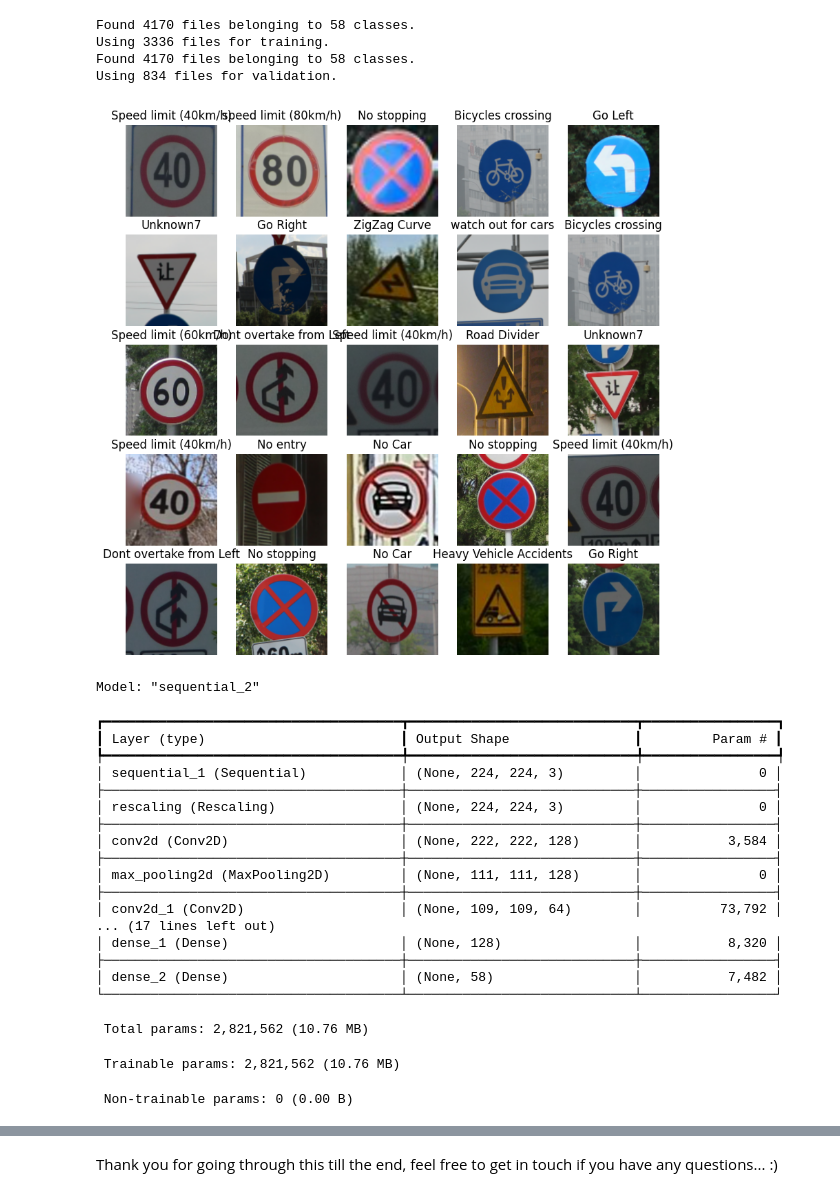
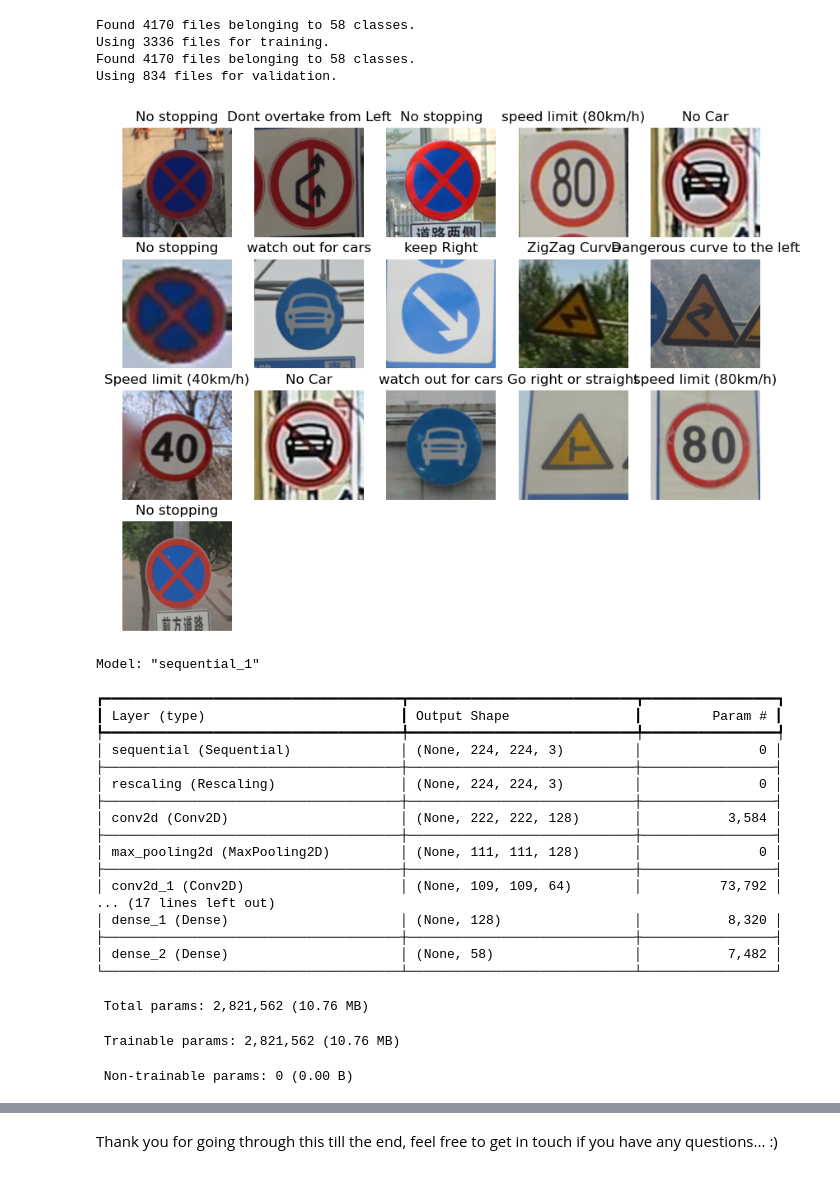
Before and after one commit to rizz045/Traffic-Signs-Recognition-using-CNN-and-Keras-, a Jupyter notebook: Traffic_Sign_Recognition_Using_CNN.ipynb, the cells around one changed output, grey strips where cells are left out. Cells and saved outputs as stored; diff of their text form; code cells hidden in the pictures.

```diff
--- a/Traffic_Sign_Recognition_Using_CNN.ipynb
+++ b/Traffic_Sign_Recognition_Using_CNN.ipynb
@@ -33,7 +32,7 @@ with ZipFile(data_path, 'r') as zip:
 # %%
 # Path to the folder containing dataset
-dataset = '/content/traffic_Data/DATA'
+dataset = "D:/Rishabh Projects/Traffic Sign Recognition using CNN/traffic_Data/DATA"
 # Path of the label file
-labelfile = pd.read_csv('/content/labels.csv')
+labelfile = pd.read_csv("D:/Rishabh Projects/Traffic Sign Recognition using CNN/labels.csv")
 # %%
 # Visualize few images
@@ -72,13 +71,13 @@ train_ds = tf.keras.preprocessing.image_dataset_from_directory(dataset, validati
                                                                subset = 'training',
                                                                image_size = (224, 224),
                                                                seed = 123,
-                                                               batch_size=32)
+                                                               batch_size=16)
 
 test_ds = tf.keras.preprocessing.image_dataset_from_directory(dataset, validation_split=0.2,
                                                                subset = 'validation',
                                                                image_size = (224, 224),
                                                                seed = 123,
-                                                               batch_size=32)
+                                                               batch_size=16)
 # %% [output]
 Found 4170 files belonging to 58 classes.
 Using 3336 files for training.
@@ -92,15 +91,15 @@ for i in class_numbers:
 # %%
 # Let's visualize train dataset and print 25 images from the dataset
 plt.figure(figsize=(10,10))
 for images, labels in train_ds.take(1):
-    for i in range(25):
+    for i in range(16):
         ax = plt.subplot(5, 5, i+1)
         plt.imshow(images[i].numpy().astype("uint8"))
         plt.title(class_names[labels[i]])
         plt.axis("off")
 plt.show()
 # %% [output]
-[figure, old version]
+[figure, new version]
 # %%
 # Data Augmentation
 
@@ -132,11 +131,11 @@ model.add(Dense(len(labelfile), activation = 'softmax'))
 
 model.summary()
 # %% [output]
-Model: "sequential_2"
+Model: "sequential_1"
 ┏━━━━━━━━━━━━━━━━━━━━━━━━━━━━━━━━━━━━━━┳━━━━━━━━━━━━━━━━━━━━━━━━━━━━━┳━━━━━━━━━━━━━━━━━┓
 ┃ Layer (type)                         ┃ Output Shape                ┃         Param # ┃
 ┡━━━━━━━━━━━━━━━━━━━━━━━━━━━━━━━━━━━━━━╇━━━━━━━━━━━━━━━━━━━━━━━━━━━━━╇━━━━━━━━━━━━━━━━━┩
-│ sequential_1 (Sequential)            │ (None, 224, 224, 3)         │               0 │
+│ sequential (Sequential)              │ (None, 224, 224, 3)         │               0 │
 ├──────────────────────────────────────┼─────────────────────────────┼─────────────────┤
 │ rescaling (Rescaling)                │ (None, 224, 224, 3)         │               0 │
 ├──────────────────────────────────────┼─────────────────────────────┼─────────────────┤
```
Also changed, not shown: parts of 7 cells of this notebook.
